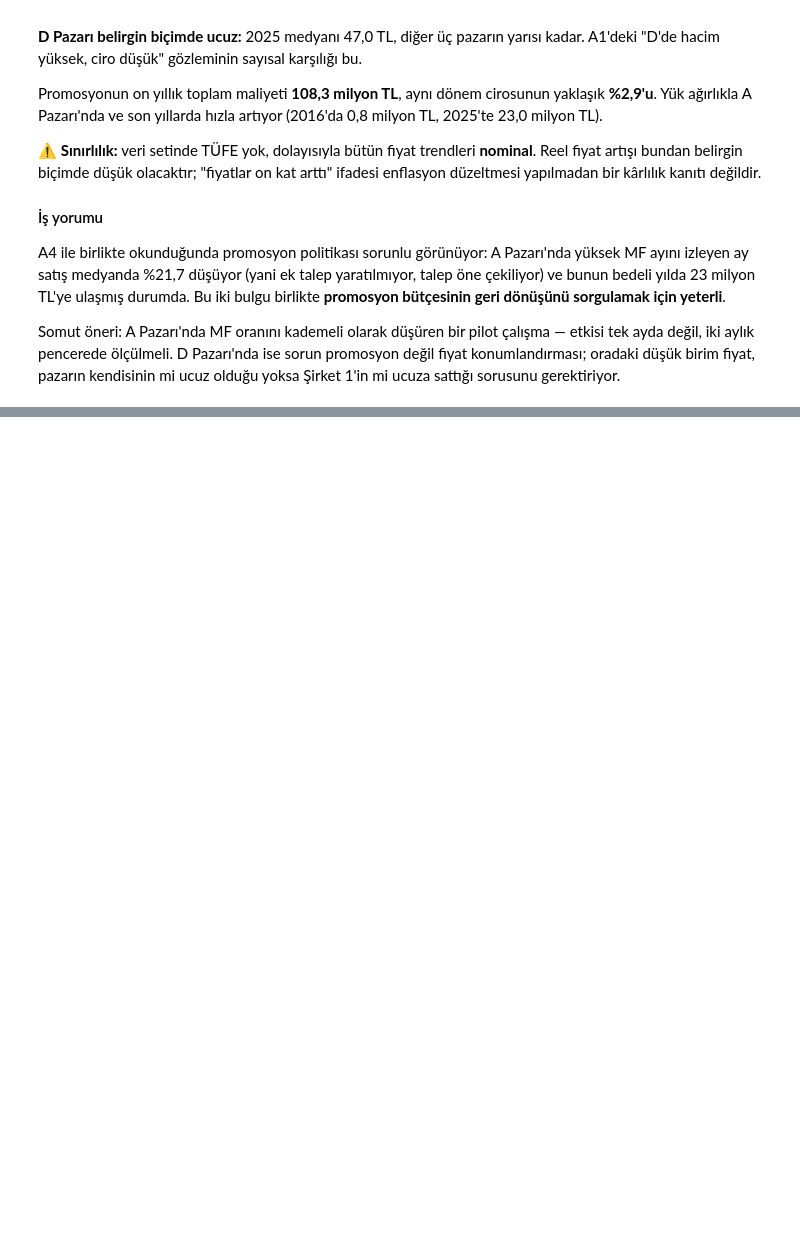
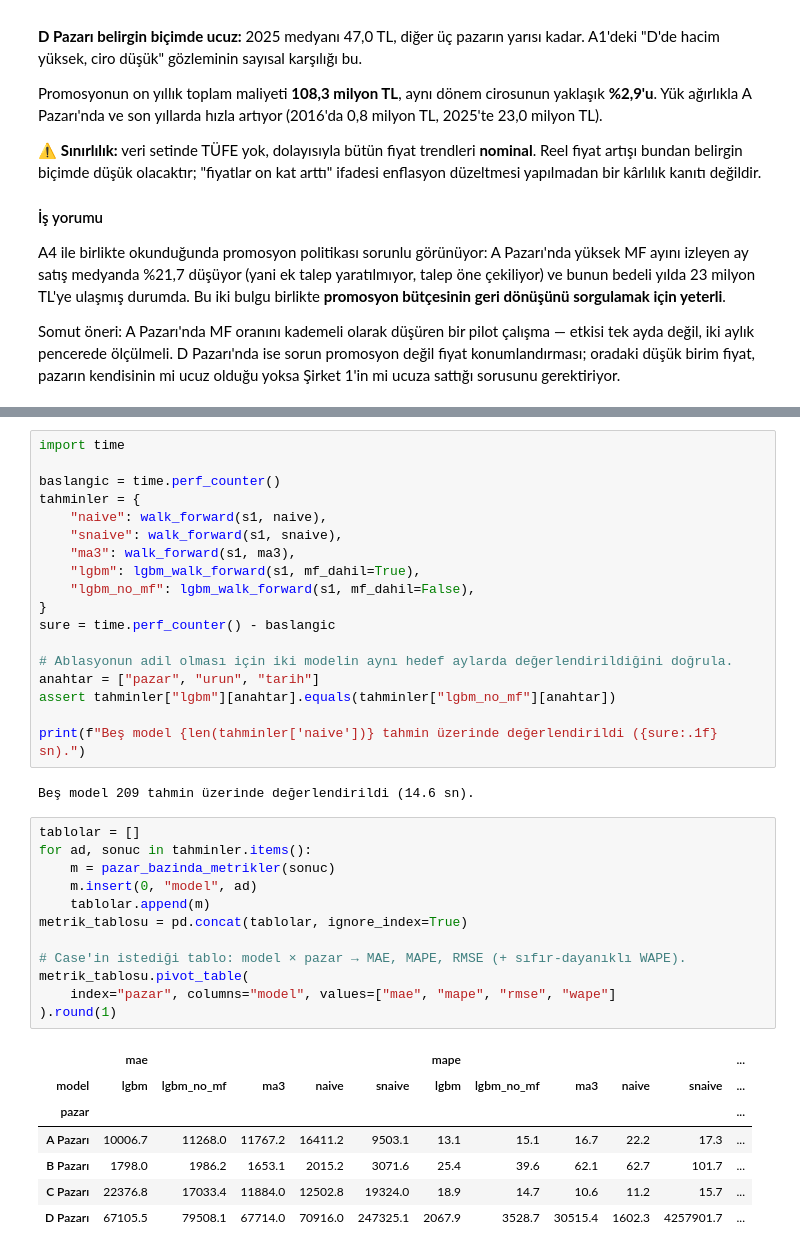
Before and after one commit to berkincetin/rag-demo, a Jupyter notebook: notebooks/analiz.ipynb, the cells around one changed output, grey strips where cells are left out. Cells and saved outputs as stored; diff of their text form; blank space fills up the shorter version.

```diff
--- a/notebooks/analiz.ipynb
+++ b/notebooks/analiz.ipynb
@@ -918,0 +945,40 @@ mi ucuz olduğu yoksa Şirket 1'in mi ucuza sattığı sorusunu gerektiriyor.
+# %%
+import time
+
+baslangic = time.perf_counter()
+tahminler = {
+    "naive": walk_forward(s1, naive),
+    "snaive": walk_forward(s1, snaive),
+    "ma3": walk_forward(s1, ma3),
+    "lgbm": lgbm_walk_forward(s1, mf_dahil=True),
+    "lgbm_no_mf": lgbm_walk_forward(s1, mf_dahil=False),
+}
+sure = time.perf_counter() - baslangic
+
+# Ablasyonun adil olması için iki modelin aynı hedef aylarda değerlendirildiğini doğrula.
+anahtar = ["pazar", "urun", "tarih"]
+assert tahminler["lgbm"][anahtar].equals(tahminler["lgbm_no_mf"][anahtar])
+
+print(f"Beş model {len(tahminler['naive'])} tahmin üzerinde değerlendirildi ({sure:.1f} sn).")
+# %% [output]
+Beş model 209 tahmin üzerinde değerlendirildi (14.6 sn).
+# %%
+tablolar = []
+for ad, sonuc in tahminler.items():
+    m = pazar_bazinda_metrikler(sonuc)
+    m.insert(0, "model", ad)
+    tablolar.append(m)
+metrik_tablosu = pd.concat(tablolar, ignore_index=True)
+
+# Case'in istediği tablo: model × pazar → MAE, MAPE, RMSE (+ sıfır-dayanıklı WAPE).
+metrik_tablosu.pivot_table(
+    index="pazar", columns="model", values=["mae", "mape", "rmse", "wape"]
+).round(1)
+# %% [output]
+|  | mae |  |  |  |  | mape |  |  |  |  | ... |
+| model | lgbm | lgbm_no_mf | ma3 | naive | snaive | lgbm | lgbm_no_mf | ma3 | naive | snaive | ... |
+| pazar |  |  |  |  |  |  |  |  |  |  | ... |
+| A Pazarı | 10006.7 | 11268.0 | 11767.2 | 16411.2 | 9503.1 | 13.1 | 15.1 | 16.7 | 22.2 | 17.3 | ... |
+| B Pazarı | 1798.0 | 1986.2 | 1653.1 | 2015.2 | 3071.6 | 25.4 | 39.6 | 62.1 | 62.7 | 101.7 | ... |
+| C Pazarı | 22376.8 | 17033.4 | 11884.0 | 12502.8 | 19324.0 | 18.9 | 14.7 | 10.6 | 11.2 | 15.7 | ... |
+| D Pazarı | 67105.5 | 79508.1 | 67714.0 | 70916.0 | 247325.1 | 2067.9 | 3528.7 | 30515.4 | 1602.3 | 4257901.7 | ... |
```
Also changed, not shown: parts of 9 cells of this notebook.
